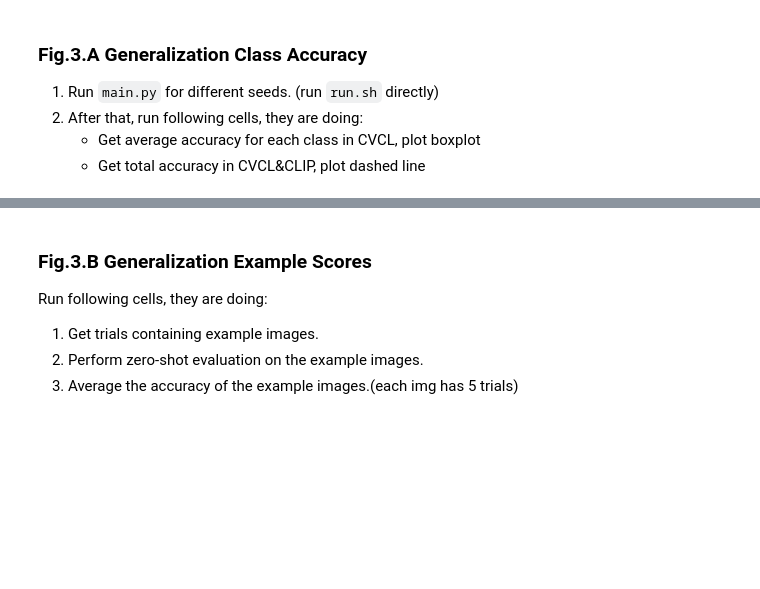
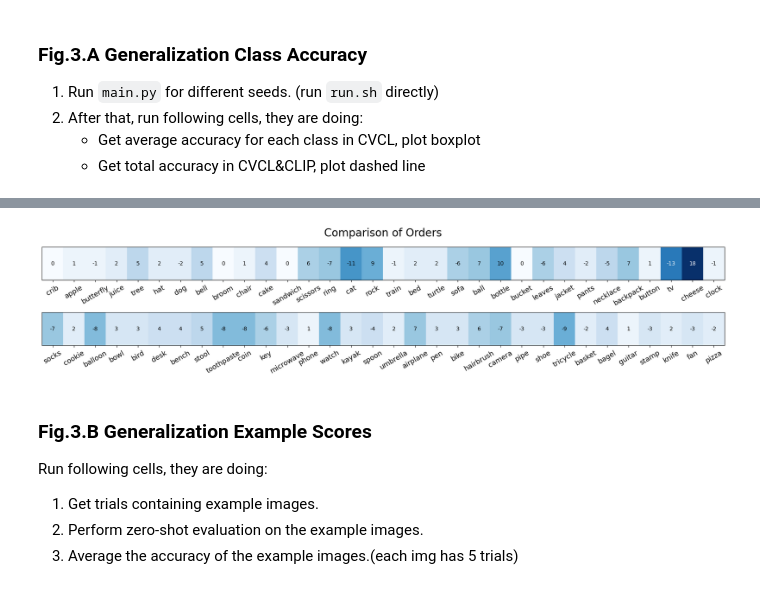
Before and after one commit to Kexueyi/CVCL2024-repro, a Jupyter notebook: repro_plt.ipynb, the cells around one changed output, grey strips where cells are left out. Cells and saved outputs as stored; diff of their text form; code cells hidden in the pictures; blank space fills up the shorter version.

```diff
--- a/repro_plt.ipynb
+++ b/repro_plt.ipynb
@@ -84,0 +87,82 @@ plot_accuracy(df_all, {k: np.mean(v) for k, v in overall_acc.items()}, len(df_al
+# %%
+import pandas as pd
+
+def get_sorted_categories(df):
+    # Calculate median accuracy per category
+    sorted_categories = df.groupby('Category')['Accuracy'].mean().sort_values(ascending=False)
+    return sorted_categories.index.tolist()
+# sort categories
+repro_order = get_sorted_categories(df_class)
+
+files1 = glob.glob('/home/xke001/demo/zero-shot/results/trial_*_08-30_*.json')
+df_class1, overall_acc1 = load_data(files)
+df_class1 = prepare_dataframe(df_class1)
+repro_order1 = get_sorted_categories(df_class1)
+
+with open('publised_seed0_order.txt', 'r') as file:
+    pub_order_seed0 = [line.strip() for line in file.readlines()]
+
+with open('publised_order.txt', 'r') as file:
+    pub_order = [line.strip() for line in file.readlines()]
+# %%
+from scipy.stats import kendalltau
+
+pub_order = pub_order_seed0
+repro_order = repro_order1
+index_map_pub = {item: rank for rank, item in enumerate(pub_order)}
+index_map_hm = {item: rank for rank, item in enumerate(repro_order)}
+
+rank_pub = [index_map_pub[item] for item in pub_order]
+rank_hm = [index_map_hm[item] for item in pub_order]
+tau, p_value_tau = kendalltau(rank_pub, rank_hm)
+print("Kendall's tau:", tau, "p-value:", p_value_tau)
+
+
+# calculate the difference between the two orders
+differences = np.array([index_map_hm[item] - index_map_pub[item] for item in pub_order])
+
+abs_diff = np.abs(differences)
+# seperate plot in 2 parts
+mid_point = len(pub_order) // 2
+
+# 2 subplots
+fig, (ax1, ax2) = plt.subplots(2, 1, figsize=(18, 4))
+fig.suptitle('Comparison of Orders', fontsize=20)
+
+# color heatmap
+cmap = plt.get_cmap('Blues')
+norm = plt.Normalize(vmin=min(abs_diff), vmax=max(abs_diff))
+
+# first part
+for i, value in enumerate(abs_diff[:mid_point]):
+    color = cmap(norm(value))
+    square = plt.Rectangle((i, 0), 1, 1, color=color)
+    ax1.add_patch(square)
+    # display the actual difference value as text
+    text_color = 'white' if np.mean(color[:3]) < 0.5 else 'black'
+    ax1.text(i + 0.5, 0.5, differences[i], ha='center', va='center', color=text_color, fontsize=10)
+
+ax1.set_xlim(0, mid_point)
+ax1.set_ylim(0, 1)
+ax1.set_xticks(np.arange(0.5, mid_point + 0.5, 1))
+ax1.set_xticklabels(pub_order[:mid_point], rotation=30, fontsize=13)
+ax1.set_yticks([])
+
+# second part
+for i, value in enumerate(abs_diff[mid_point:]):
+    color = cmap(norm(value))
+    square = plt.Rectangle((i, 0), 1, 1, color=color)
+    ax2.add_patch(square)
+    # display the actual difference value as text
+    text_color = 'white' if np.mean(color[:3]) < 0.5 else 'black'
+    ax2.text(i + 0.5, 0.5, differences[mid_point + i], ha='center', va='center', color=text_color, fontsize=10)
+
+ax2.set_xlim(0, len(abs_diff) - mid_point)
+ax2.set_ylim(0, 1)
+ax2.set_xticks(np.arange(0.5, len(abs_diff) - mid_point + 0.5, 1))
+ax2.set_xticklabels(pub_order[mid_point:], rotation=30, fontsize=13)
+ax2.set_yticks([])
+
+plt.tight_layout()
+plt.show()
+# %% [output]
@@ -85,3 +170,4 @@ plot_accuracy(df_all, {k: np.mean(v) for k, v in overall_acc.items()}, len(df_al
+[figure, added]
 # %% [markdown]
 ### Fig.3.B Generalization Example Scores
 Run following cells, they are doing:
```
Also changed, not shown: parts of 5 cells of this notebook, 30 other files.
